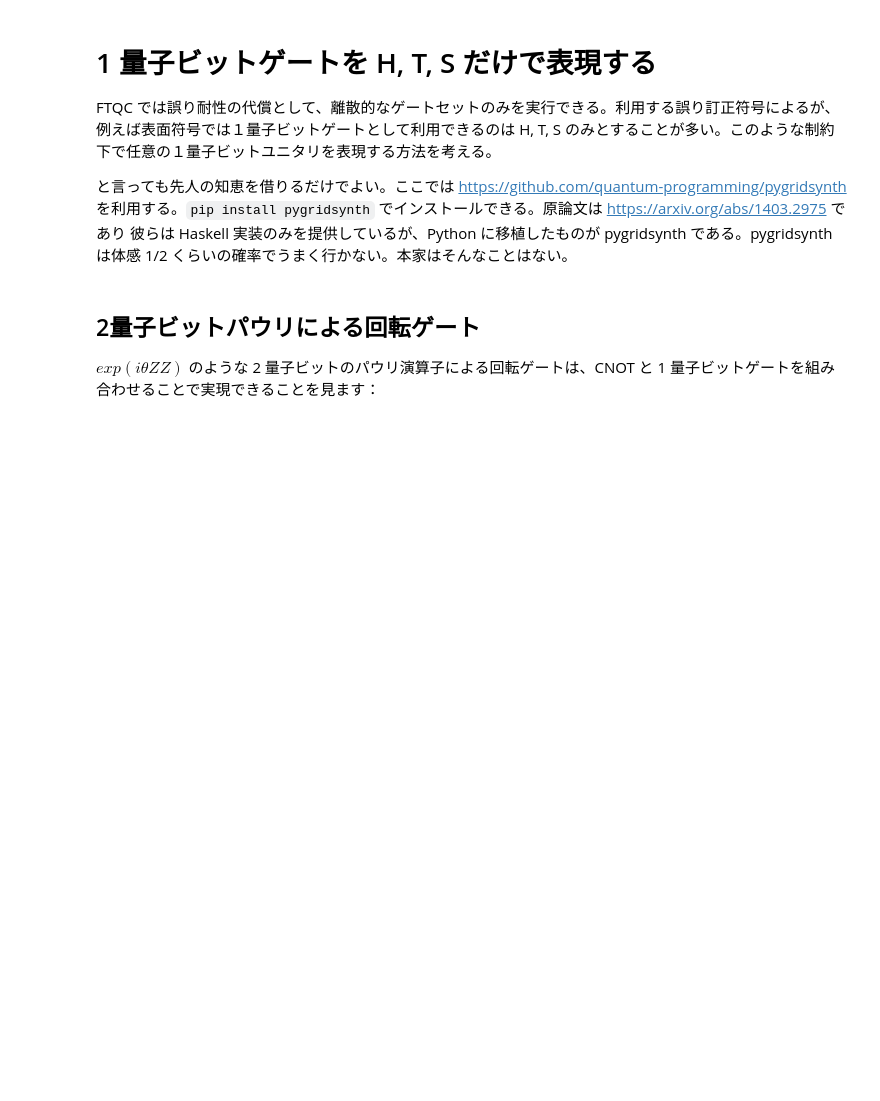
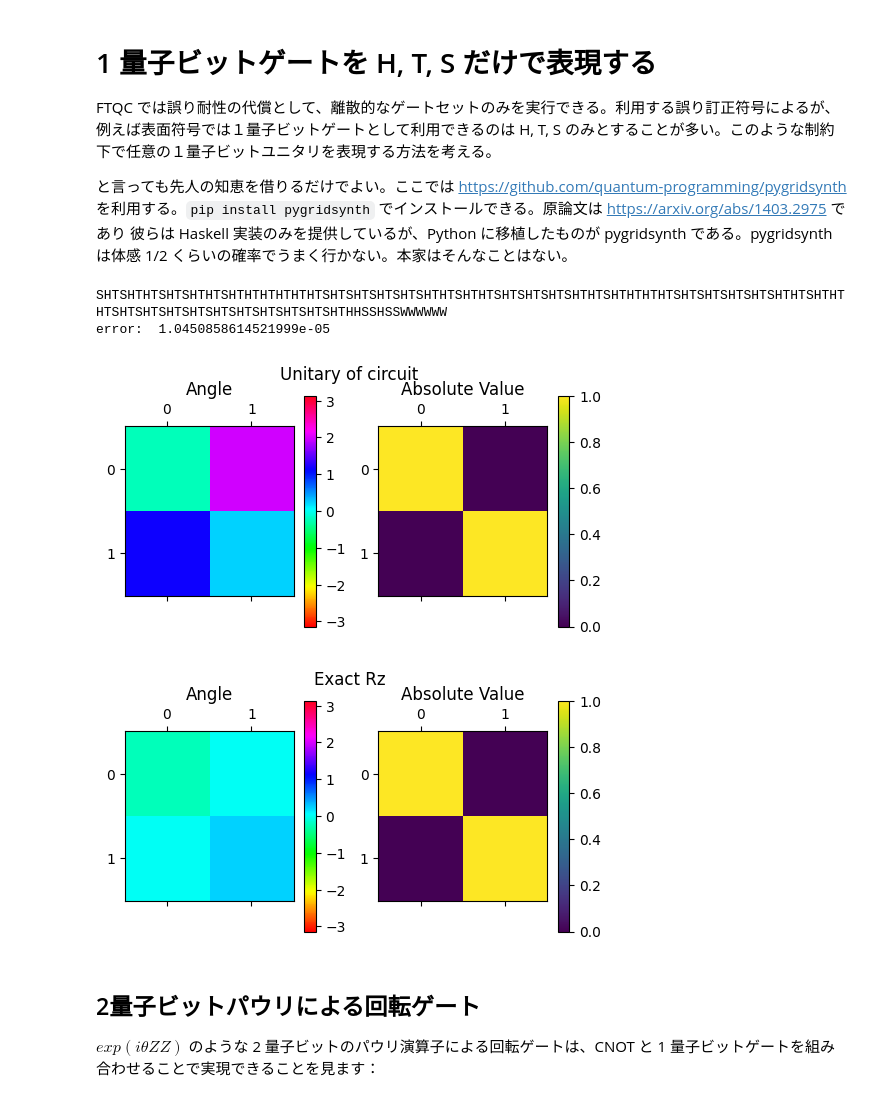
Before and after one commit to Qulacs-Osaka/quantum_software_handson, a Jupyter notebook: doc/source/notebooks/02_01_basics.ipynb, the cells around one changed output. Saved outputs shown, nothing was run; the diff lists cells and outputs as text; code cells hidden in the pictures; blank space fills up the shorter version.

```diff
--- a/doc/source/notebooks/02_01_basics.ipynb
+++ b/doc/source/notebooks/02_01_basics.ipynb
@@ -142,26 +128,39 @@ FTQC では誤り耐性の代償として、離散的なゲートセットのみ
 # %%
 import pygridsynth
 from qiskit.circuit.library import HGate, RZGate
-# generate string consisting of {T,H,S,W} which corresponds to Rz(theta) with precision epsilon
+import mpmath
+mpmath.mp.dps = 256
+theta = mpmath.mpmathify("0.5")
+epsilon = mpmath.mpmathify("1e-20")
+# generate string consisting of {T,H,S,W,X} which corresponds to Rz(theta) with precision epsilon
 # W corresponds to global phase shift of pi/4
 theta = np.random.rand()
 gates = pygridsynth.gridsynth_gates(theta, epsilon=1e-5)
+# replace X with HSSH
+gates = [g.replace('X', 'HSSH') for g in gates]
+# join gates into a string
+gates = ''.join(gates)
 print(gates)
 qc = QuantumCircuit(1)
 for gate in gates[::-1]:
     if gate == 'T':
         qc.t(0)
     elif gate == 'H':
         qc.h(0)
     elif gate == 'S':
         qc.s(0)
     elif gate == 'W':
         qc.global_phase += np.pi/4
 qc.save_unitary()
 unitary = get_unitary_from_circuit(qc)
 print("error: ", np.linalg.norm(get_unitary_from_circuit(qc) - RZGate(theta).to_matrix()))
 display_complex_matrix(get_unitary_from_circuit(qc), title="Unitary of circuit")
 display_complex_matrix(RZGate(theta).to_matrix(), title="Exact Rz")
+# %% [output]
+SHTSHTHTSHTSHTHTSHTHTHTHTHTHTSHTSHTSHTSHTSHTHTSHTHTSHTSHTSHTSHTHTSHTHTHTHTSHTSHTSHTSHTSHTHTSHTHTHTSHTSHTSHTSHTSHTSHTSHTSHTSHTSHTHHSSHSSWWWWWW
+error:  1.0450858614521999e-05
+[figure, added]
+[figure, added]
 # %% [markdown]
 ## 2量子ビットパウリによる回転ゲート
 
```
Also changed, not shown: parts of 4 cells of this notebook.
